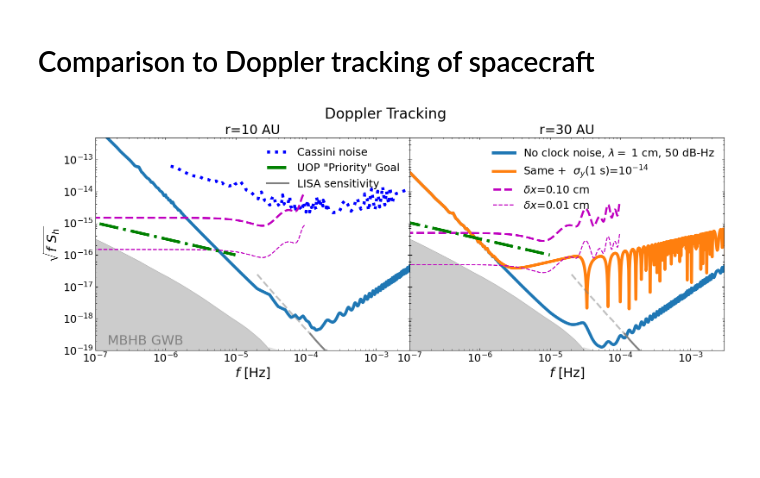
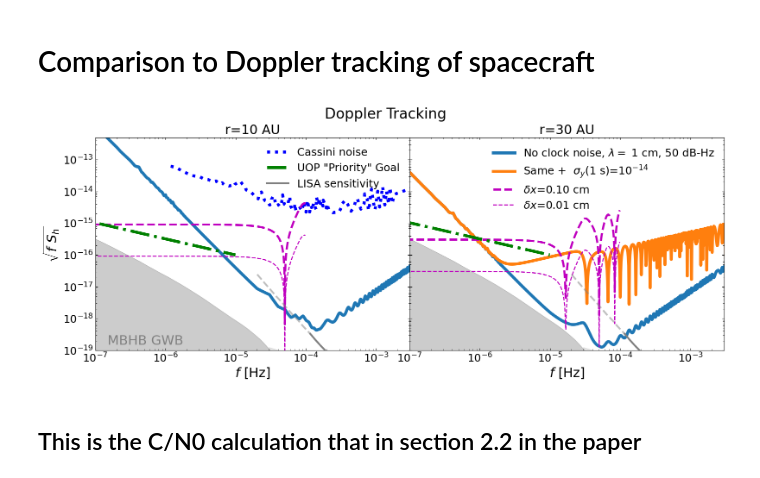
Before and after one commit to astromcquinn/GWwithDragFree, a Jupyter notebook: GWsensitivity_2baselines.ipynb, the cells around one changed output. Saved outputs shown, nothing was run; the diff lists cells and outputs as text; code cells hidden in the pictures; blank space fills up the shorter version.

Commit message:
some corrections in doppler tracking and added C/N0 to notebook

```diff
--- a/GWsensitivity_2baselines.ipynb
+++ b/GWsensitivity_2baselines.ipynb
@@ -19,6 +19,7 @@ me = 9.11e-28 #g
 lightspeed = 2.9979e10 #cm/s
 lightspeed_SI = 2.9979e8 #cm/s
 AU_in_cm=1.496e13 #cm
+kboltz = 1.38065e-16 #Joule/K
 
 
 #SI units
@@ -951,10 +972,13 @@ def strainNoiseShotorThermal(CoverN_dbHz, lambda0, baseline_length_AU, A=1):
 
 
 #given ana cceleration power, this calculates the noise in the long wavelength limit
-def accelerationNoiseStrain(nu_GW, acc_noise_msm2Hzmp5, baseline_length_AU):
+def accelerationNoiseStrain(nu_GW, acc_noise_msm2Hzmp5, baseline_length_AU, doppler_tracking=False):
     x = baseline_length_AU*AU_in_meter
 
     nu_star = lightspeed/(2*np.pi*x)
+    if doppler_tracking:
+        return np.sqrt(2)*2*acc_noise_msm2Hzmp5/(2*np.pi*nu_GW)**2/(x)  #reflects that only satellite experiences accelerations
+
     return np.sqrt(2)*2*(1+np.cos(nu_GW/nu_star)**2)**.5 *acc_noise_msm2Hzmp5/(2*np.pi*nu_GW)**2/(x)  #the two is because each detector contributes twice
                #and the cosine is because there are two detectors (see Larson, Hiscock and Hellings 2000)
 
@@ -1562,11 +1604,12 @@ for idx in range(num_baselines):
     # Extract the acceleration arrays for this baseline
     acc_solar_irradiance_msm2Hzmp5 = acc_solar_irradiance_msm2Hzmp5_arr[idx, :]
     acceleration_drag_msm2Hzmp5 = acceleration_drag_msm2Hzmp5_arr[idx, :]
+    #print(f"baseline_length_AU = {baseline_length_AU}, acceleration_drag_msm2Hzmp5  = {acceleration_drag_msm2Hzmp5 }")
 
-    # Calculate the noise sources for the current baseline
-    noise_50dBHz = strainNoiseShotorThermal(50, lambda0, baseline_length_AU, A=radio_enhancement_beamnoise)
-    noise_50dBHz = strainNoiseShotorThermal(50, lambda0, baseline_length_AU, A=radio_enhancement_beamnoise)
-    noise_40dBHz_laser = strainNoiseShotorThermal(40, 10000 * 1e-8, baseline_length_AU)
+    # Calculate the noise sources for the current baseline -- only downlink matters for Doppler tracking, hence the extra sqrt division
+    noise_50dBHz = strainNoiseShotorThermal(50, lambda0, baseline_length_AU, A=radio_enhancement_beamnoise)/np.sqrt(2)
+    noise_50dBHz = strainNoiseShotorThermal(50, lambda0, baseline_length_AU, A=radio_enhancement_beamnoise)/np.sqrt(2)
+    noise_40dBHz_laser = strainNoiseShotorThermal(40, 10000 * 1e-8, baseline_length_AU)/np.sqrt(2)
 
     noise_radiometer = noise_50dBHz
     #if baseline_length_AU == 10:
@@ -1616,13 +1659,13 @@ for idx in range(num_baselines):
 
     # Calculate acceleration noise strains
     irradiance = accelerationNoiseStrain(freq_arr, acc_solar_irradiance_msm2Hzmp5,
-                                         baseline_length_AU) * geometric_suppression_doppler
+                                         baseline_length_AU, doppler_tracking=True) * geometric_suppression_doppler
     drag = accelerationNoiseStrain(freq_arr, acceleration_drag_msm2Hzmp5,
-                                   baseline_length_AU) * geometric_suppression_doppler
+                                   baseline_length_AU, doppler_tracking=True) * geometric_suppression_doppler
 
     total_doppler = np.sqrt((noise_radiometer ** 2 + irradiance ** 2 + drag ** 2) /
-                                Romega_values_singlearm / 2)  # Divided by 2 since single station noise and single arm radiometer noise
-                                                              # are relevant for doppler tracking
+                                Romega_values_singlearm)  #the fact that accelerations only affect the satellite and that radiometer noise is in the downlink is refelcted in these noises
+
     if idx == num_baselines - 1:
         ax.loglog(freq_arr, freq_arr ** 0.5 * total_doppler, lw=5,
                   label='No clock noise, $\lambda =$ {:.0f} cm, 50 dB-Hz'.format(lambda0))
@@ -1635,12 +1678,15 @@ for idx in range(num_baselines):
         x = 2 * np.pi * nuGW * taubaseline
         return 2 * allan_deviation ** 2 * (1 - np.cos(2 * x)) / x ** 2 * (1 + nu_flicker / nuGW)
 
+
+    #print(f" Romega_values_singlearm = { Romega_values_singlearm[0]}, irradiance = {irradiance}, drag = {drag[0]}", )
+
     # Plot clock noise contributions
     if idx == 1:
         for allan_deviation in [1e-14]:
             total_clock = np.sqrt((noise_radiometer ** 2 + irradiance ** 2 + drag ** 2 +
                                 clocknoise_power(allan_deviation, freq_arr, baseline_length_AU)) /
-                                Romega_values_singlearm / 2)
+                                Romega_values_singlearm )
             exponent = int(np.floor(np.log10(allan_deviation)))
             label = r'Same +  $\sigma_y$(1 s)=' + r'$10^{{{}}}$'.format(exponent)
             if idx == num_baselines - 1:
@@ -1653,15 +1699,15 @@ for idx in range(num_baselines):
     if plot_troposphere_error:
         for timing_error in [0.1, 0.01]:  # cm
             fmax = 1e-4
-            nu_star = lightspeed / (4 * np.pi * baseline_length_AU * AU_in_cm)
-            power = (timing_error / (baseline_length_AU * AU_in_cm)) / np.sqrt(freq_arr) * \
-                    (1 + np.cos(freq_arr / nu_star) ** 2) / Romega_values ** 0.5
+            nu_star = lightspeed / (2 * np.pi * baseline_length_AU * AU_in_cm)
+            sqrt_power_trop = (timing_error / (baseline_length_AU * AU_in_cm)) / np.sqrt(freq_arr) * \
+                    (np.cos(freq_arr / nu_star)** 2)**.5 / Romega_values_singlearm ** 0.5
             if idx == num_baselines - 1:
-                ax.plot(freq_arr[freq_arr < fmax], np.sqrt(freq_arr[freq_arr < fmax]) * power[freq_arr < fmax],
+                ax.plot(freq_arr[freq_arr < fmax], np.sqrt(freq_arr[freq_arr < fmax]) * sqrt_power_trop[freq_arr < fmax],
                         lw=np.sqrt(100 * timing_error+2), linestyle='--', color='m',
                         label=r"$\delta x$" + "={:.2f} cm".format(timing_error))
             else:
-                ax.plot(freq_arr[freq_arr < fmax], np.sqrt(freq_arr[freq_arr < fmax]) * power[freq_arr < fmax],
+                ax.plot(freq_arr[freq_arr < fmax], np.sqrt(freq_arr[freq_arr < fmax]) * sqrt_power_trop[freq_arr < fmax],
                         lw=np.sqrt(100 * timing_error+2), linestyle='--', color='m')
 
     # Plot sensitivity from Z23 (assuming data is provided)
@@ -1710,31 +1756,33 @@ for idx in range(num_baselines):
 
     # Add text with baseline length
     ax.set_title(r'r={} AU'.format(baseline_length_AU))
 
     # Adjust tick parameters for aesthetics
     ax.tick_params(axis='both', which='major', labelsize=18)
     ax.tick_params(axis='x', top=True, direction='in')
     ax.tick_params(axis='y', right=True, direction='in')
     ax.tick_params(axis='both', which='minor', direction='in')
     ax.tick_params(axis='x', which='minor', top=True)
     ax.tick_params(axis='y', which='minor', right=True)
 
     ax.set_xlabel(r'$f$ [Hz]', fontsize=22)
 
 #fig.supxlabel(r'$f$ [Hz]', fontsize=22)
 fig.suptitle('Doppler Tracking', fontsize=24, y=.99)
 plt.subplots_adjust(left=0.08, right=0.99, top=0.88, bottom=0.11)
 
 #fig.supxlabel(r'$f$ [Hz]', fontsize=22)
 
 
 # Adjust layout
 
 # Optionally, save the figure
 plt.savefig("figures/strainsensitivity_A{}m{}_dopplertracking.pdf".format(area_spacecraft_irradiance_msq, mass_spacecraft_kg), format='pdf')
 
 # plt.savefig("/Users/cdmcgrat/Desktop/matt_updated_figs/fig5.pdf", bbox_inches='tight', format='pdf')
 
 plt.show()
 # %% [output]
-[figure, old version]
+[figure, new version]
+# %% [markdown]
+## This is the C/N0 calculation that in section 2.2 in the paper
```
Also changed, not shown: parts of 7 cells of this notebook.
